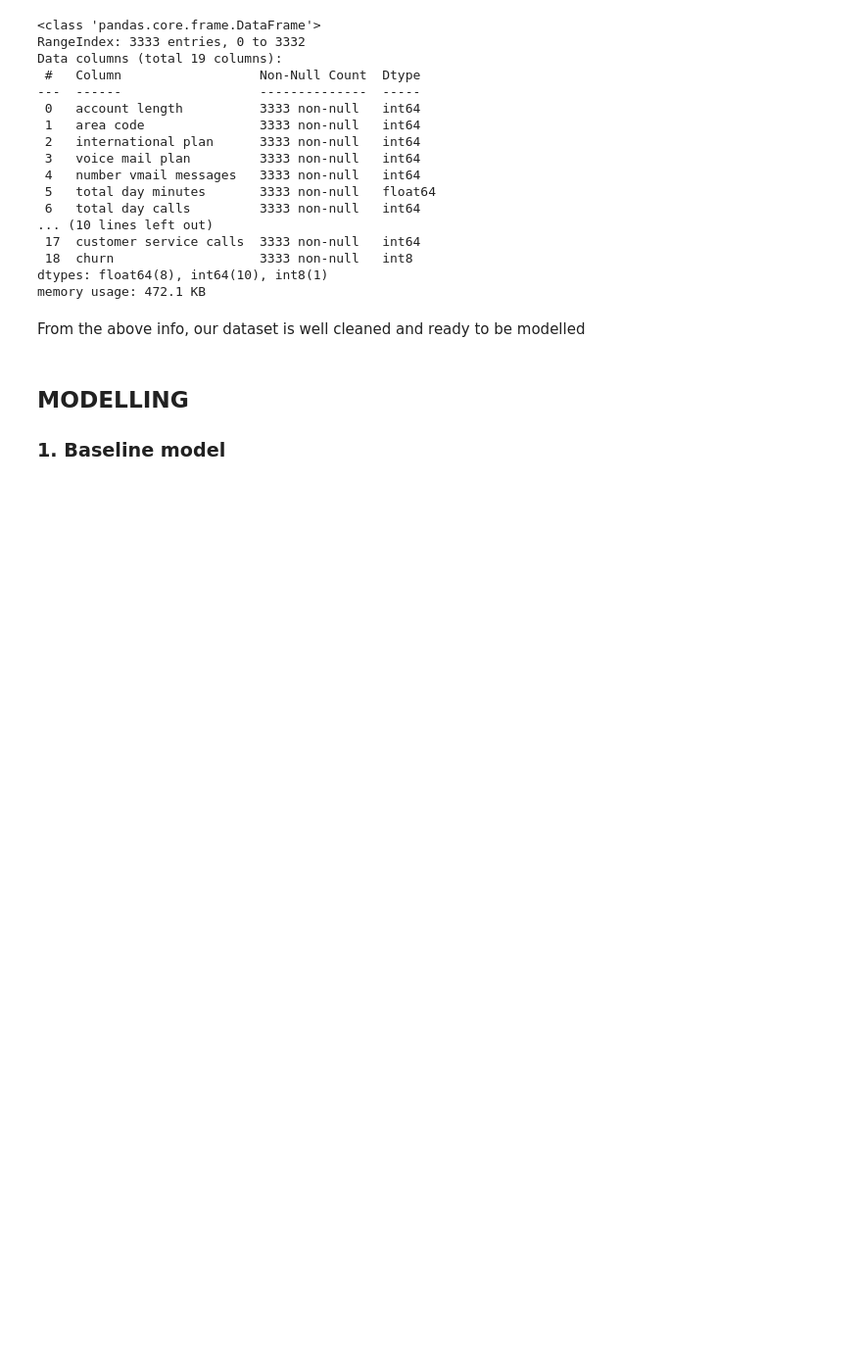
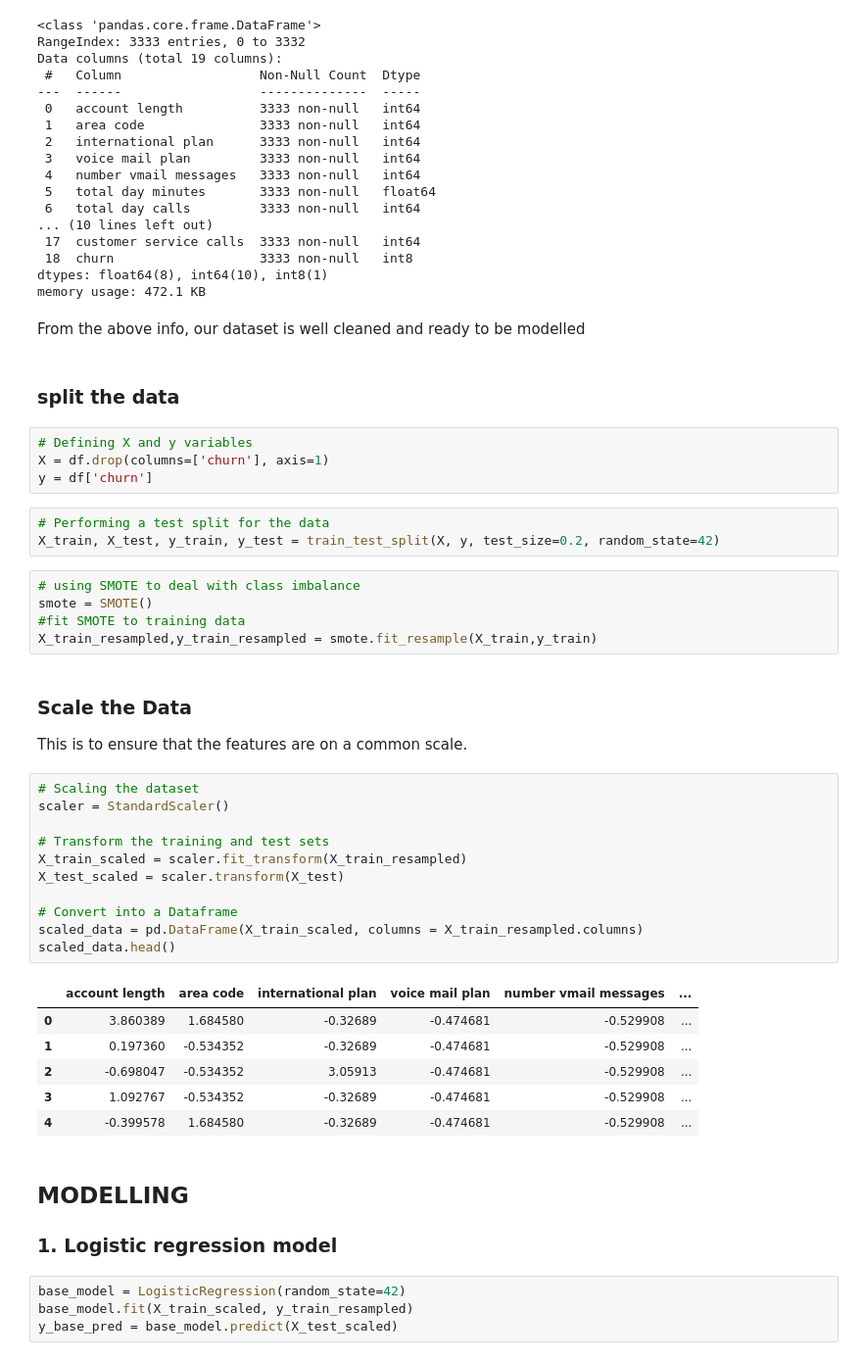
Before and after one commit to JEr1yAnalst/Phase-3-project-Machinelearning, a Jupyter notebook: index.ipynb, the cells around one changed output. Shown: that part at 98% size. Saved outputs shown, nothing was run; the diff lists cells and outputs as text; blank space fills up the shorter version.

```diff
--- a/index.ipynb
+++ b/index.ipynb
@@ -412,7 +414,47 @@ dtypes: float64(8), int64(10), int8(1)
 memory usage: 472.1 KB
 # %% [markdown]
 From the above info, our dataset is well cleaned and  ready to be modelled
+# %% [markdown]
+### split the data
+# %%
+# Defining X and y variables
+X = df.drop(columns=['churn'], axis=1)
+y = df['churn']
+# %%
+# Performing a test split for the data
+X_train, X_test, y_train, y_test = train_test_split(X, y, test_size=0.2, random_state=42)
+# %%
+# using SMOTE to deal with class imbalance
+smote = SMOTE()
+#fit SMOTE to training data
+X_train_resampled,y_train_resampled = smote.fit_resample(X_train,y_train)
+# %% [markdown]
+### Scale the Data
+
+This is to ensure that the features are on a common scale.
+# %%
+# Scaling the dataset
+scaler = StandardScaler()
+
+# Transform the training and test sets
+X_train_scaled = scaler.fit_transform(X_train_resampled)
+X_test_scaled = scaler.transform(X_test)
+
+# Convert into a Dataframe
+scaled_data = pd.DataFrame(X_train_scaled, columns = X_train_resampled.columns)
+scaled_data.head()
+# %% [output]
+|  | account length | area code | international plan | voice mail plan | number vmail messages | ... |
+| 0 | 3.860389 | 1.684580 | -0.32689 | -0.474681 | -0.529908 | ... |
+| 1 | 0.197360 | -0.534352 | -0.32689 | -0.474681 | -0.529908 | ... |
+| 2 | -0.698047 | -0.534352 | 3.05913 | -0.474681 | -0.529908 | ... |
+| 3 | 1.092767 | -0.534352 | -0.32689 | -0.474681 | -0.529908 | ... |
+| 4 | -0.399578 | 1.684580 | -0.32689 | -0.474681 | -0.529908 | ... |
 # %% [markdown]
 ## MODELLING
 
-### 1. Baseline model
+### 1. Logistic regression  model
+# %%
+base_model = LogisticRegression(random_state=42)
+base_model.fit(X_train_scaled, y_train_resampled)
+y_base_pred = base_model.predict(X_test_scaled)
```
Also changed, not shown: parts of 7 cells of this notebook.
